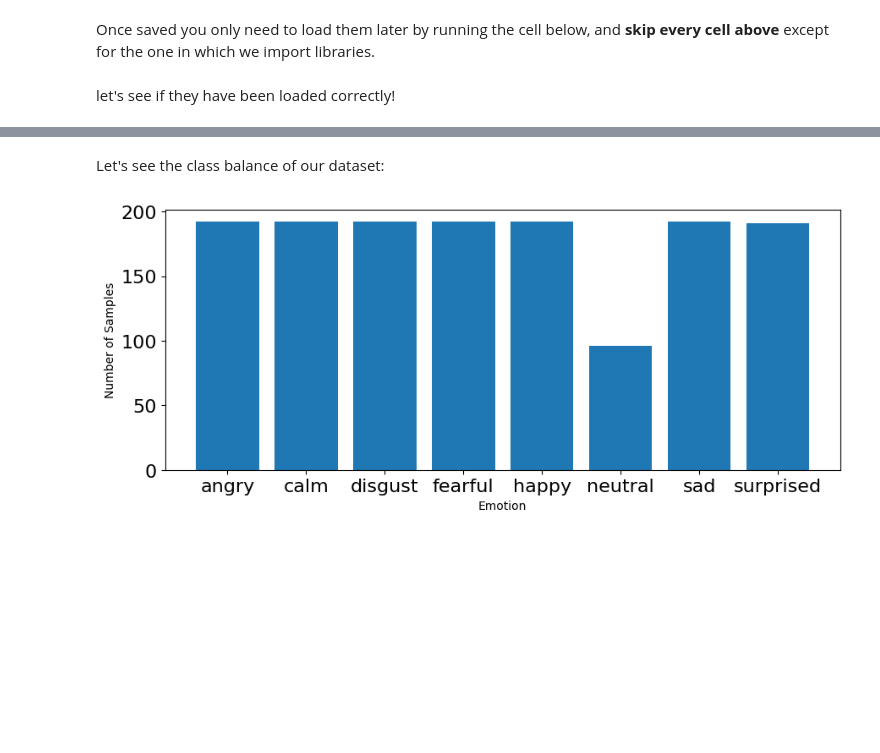
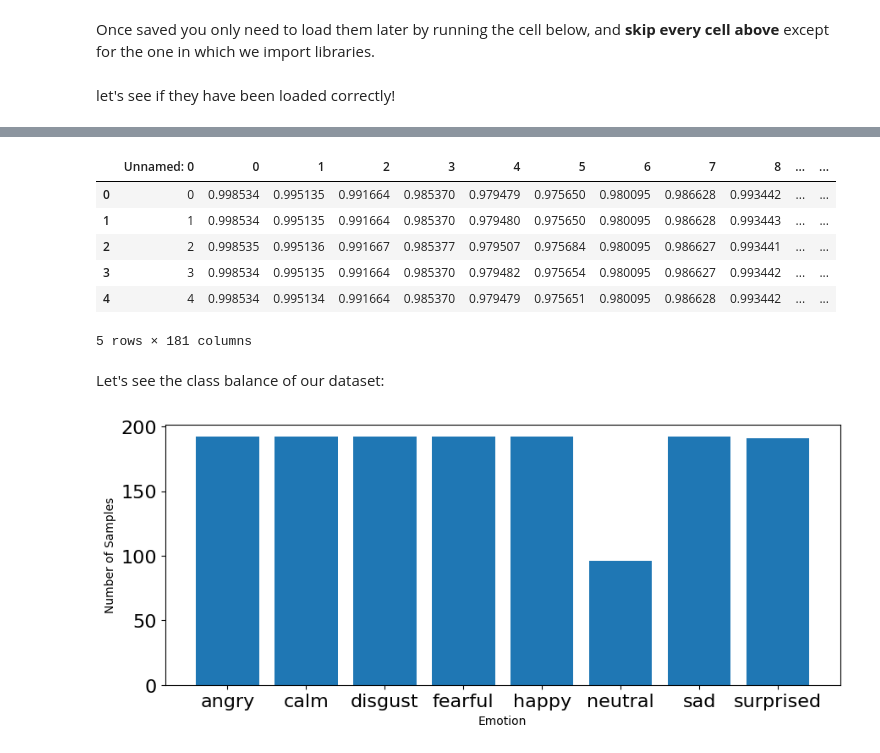
Before and after one commit to wall-e785/Week3-ClassicML, a Jupyter notebook: Week_3_MachineLearning.ipynb, the cells around one changed output, grey strips where cells are left out. Saved outputs shown, nothing was run; the diff lists cells and outputs as text; code cells hidden in the pictures; blank space fills up the shorter version.

```diff
--- a/Week_3_MachineLearning.ipynb
+++ b/Week_3_MachineLearning.ipynb
@@ -326,4 +329,14 @@ features.head()
 5 rows × 180 columns
+# %%
+features_wallace.head()
+# %% [output]
+|  | Unnamed: 0 | 0 | 1 | 2 | 3 | 4 | 5 | 6 | 7 | 8 | ... | ... |
+| 0 | 0 | 0.998534 | 0.995135 | 0.991664 | 0.985370 | 0.979479 | 0.975650 | 0.980095 | 0.986628 | 0.993442 | ... | ... |
+| 1 | 1 | 0.998534 | 0.995135 | 0.991664 | 0.985370 | 0.979480 | 0.975650 | 0.980095 | 0.986628 | 0.993443 | ... | ... |
+| 2 | 2 | 0.998535 | 0.995136 | 0.991667 | 0.985377 | 0.979507 | 0.975684 | 0.980095 | 0.986627 | 0.993441 | ... | ... |
+| 3 | 3 | 0.998534 | 0.995135 | 0.991664 | 0.985370 | 0.979482 | 0.975654 | 0.980095 | 0.986627 | 0.993442 | ... | ... |
+| 4 | 4 | 0.998534 | 0.995134 | 0.991664 | 0.985370 | 0.979479 | 0.975651 | 0.980095 | 0.986628 | 0.993442 | ... | ... |
+5 rows × 181 columns
 # %% [markdown]
 Let's see the class balance of our dataset:
 # %%
```
Also changed, not shown: parts of 16 cells of this notebook.
